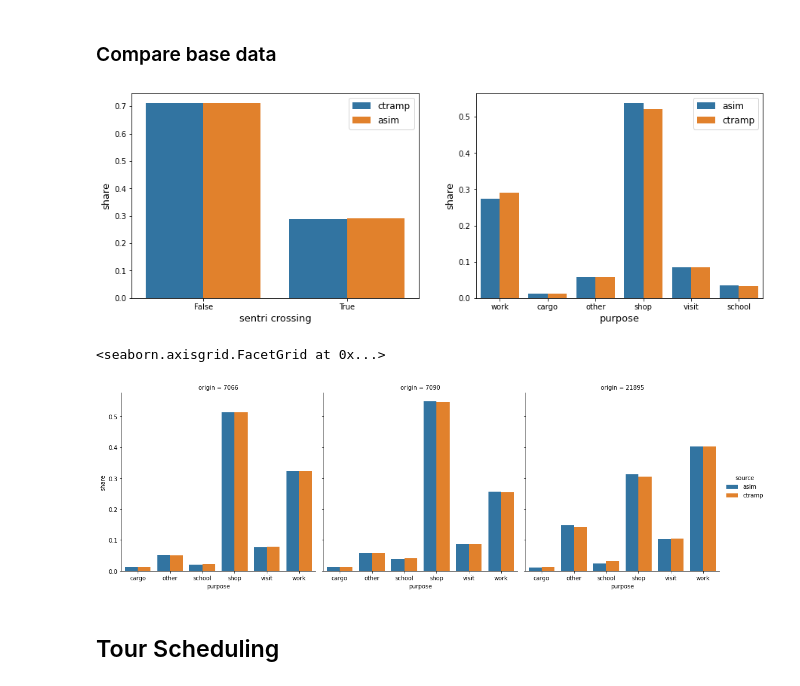
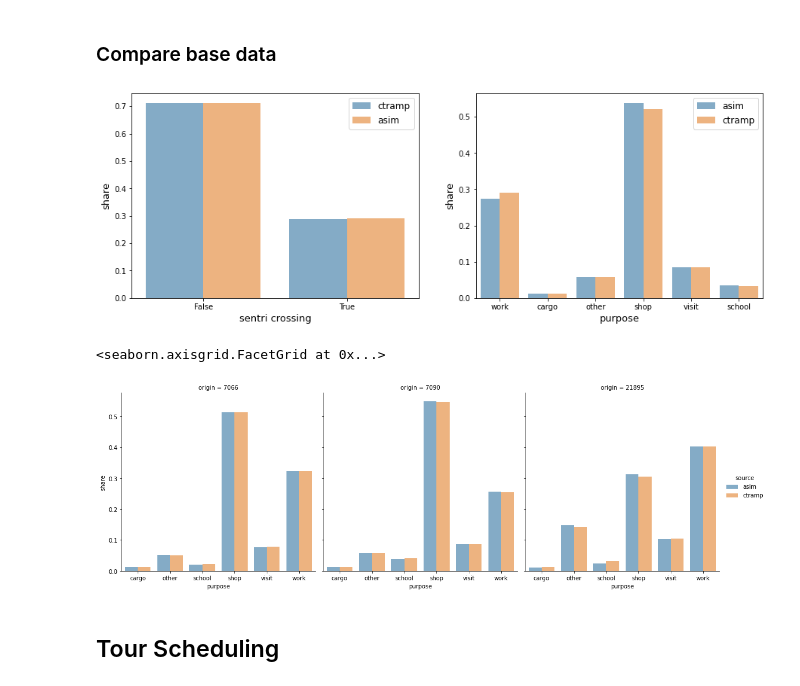
Before and after one commit to SANDAG/ABM, a Jupyter notebook: src/asim_cross_border/cross_border_validation.ipynb, the cells around one changed output. Drawn from its saved outputs; the diff is of its cells as text; code cells hidden in the pictures.

```diff
--- a/src/asim_cross_border/cross_border_validation.ipynb
+++ b/src/asim_cross_border/cross_border_validation.ipynb
@@ -55,31 +55,31 @@ asim_trips = asim_trips.merge(asim_tours, left_on='tour_id', right_on='tour_id',
 # %%
 fig, axarr = plt.subplots(1,2,figsize=(15,5))
 sentri_shares = pd.DataFrame((
     (ctramp_tours['sentri'].value_counts() / len(ctramp_tours)),
     (asim_tours['sentri_crossing'].astype(bool).value_counts() / len(asim_tours))))
 sentri_shares.index = ['ctramp', 'asim']
 sentri_shares.index.name = 'source'
 sentri_shares.reset_index(inplace=True)
 sentri_shares = sentri_shares.melt(id_vars='source', value_name='share', var_name='sentri crossing')
 
 asim_purpose_shares = pd.DataFrame(asim_tours['tour_type'].value_counts(sort=False) / asim_tours.shape[0]).reset_index()
 asim_purpose_shares.columns = ['purpose', 'share']
 asim_purpose_shares['source'] = 'asim'
 ctramp_purpose_shares = pd.DataFrame(ctramp_tours['tour_purpose'].value_counts(sort=False) / ctramp_tours.shape[0]).reset_index()
 ctramp_purpose_shares.columns = ['purpose', 'share']
 ctramp_purpose_shares['source'] = 'ctramp'
 purpose_shares = pd.concat((asim_purpose_shares, ctramp_purpose_shares))
 
-sns.barplot(data=sentri_shares, x='sentri crossing', y='share', hue='source', ax=axarr[0])
-sns.barplot(data=purpose_shares, x='purpose', y='share', hue='source', ax=axarr[1])
+sns.barplot(data=sentri_shares, x='sentri crossing', y='share', hue='source', ax=axarr[0],alpha=0.6)
+sns.barplot(data=purpose_shares, x='purpose', y='share', hue='source', ax=axarr[1], alpha=0.6)
 
 for ax in axarr:
     ax.legend(fontsize=12)
     ax.set_ylabel('share', fontsize=13)
     ax.set_xticklabels(labels=ax.get_xticklabels(),fontsize=10)
     ax.set_xlabel(ax.get_xlabel(), fontsize=13)
 # %% [output]
-[figure, old version]
+[figure, new version]
 # %%
 asim_purp_poe_shares = asim_tours.groupby(['origin','tour_type'])['tour_id'].count().reset_index(level='tour_type').merge(
     asim_tours.groupby('origin').count().rename(
@@ -96,10 +96,10 @@ ctramp_purp_poe_shares.columns = ['origin','purpose','count','total','share']
 ctramp_purp_poe_shares['source'] = 'ctramp'
 purp_poe_shares = pd.concat((asim_purp_poe_shares,ctramp_purp_poe_shares))
 
-sns.catplot(data=purp_poe_shares, x='purpose', y='share', hue='source', col='origin',kind='bar')
+sns.catplot(data=purp_poe_shares, x='purpose', y='share', hue='source', col='origin',kind='bar', alpha=0.6)
 # %% [output]
 <seaborn.axisgrid.FacetGrid at 0x...>
-[figure, old version]
+[figure, new version]
 # %% [markdown]
 ## Tour Scheduling
 # %%
```
Also changed, not shown: parts of 13 cells of this notebook.
